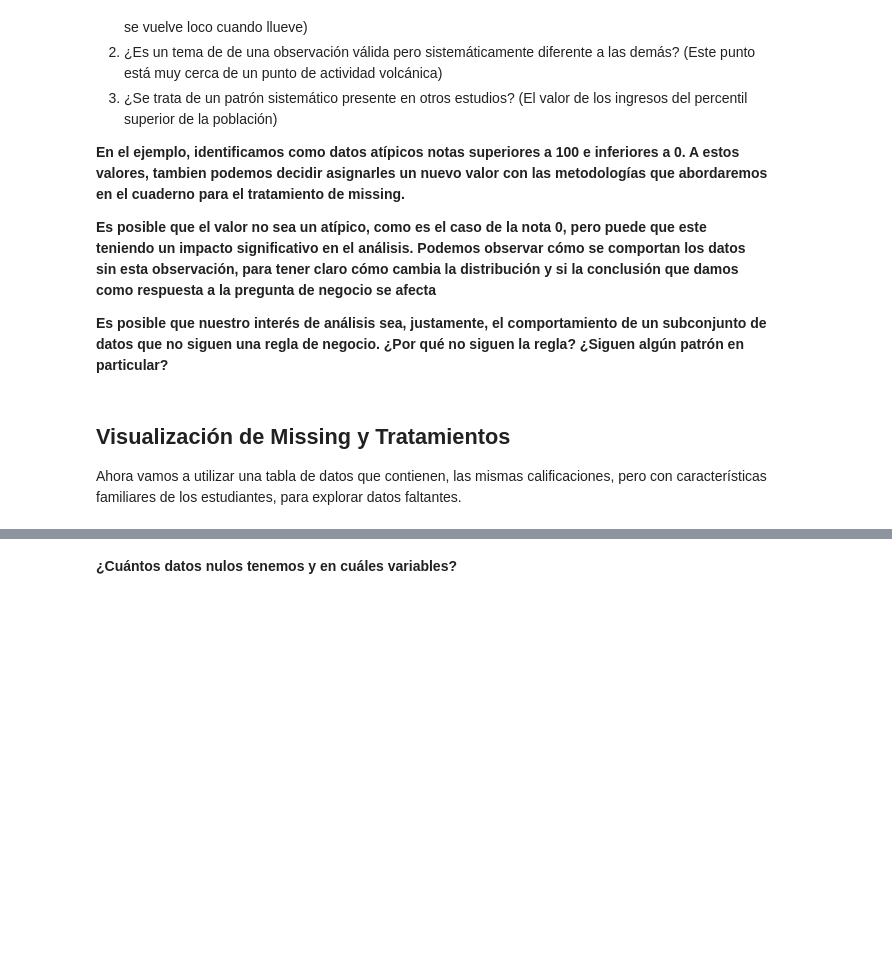
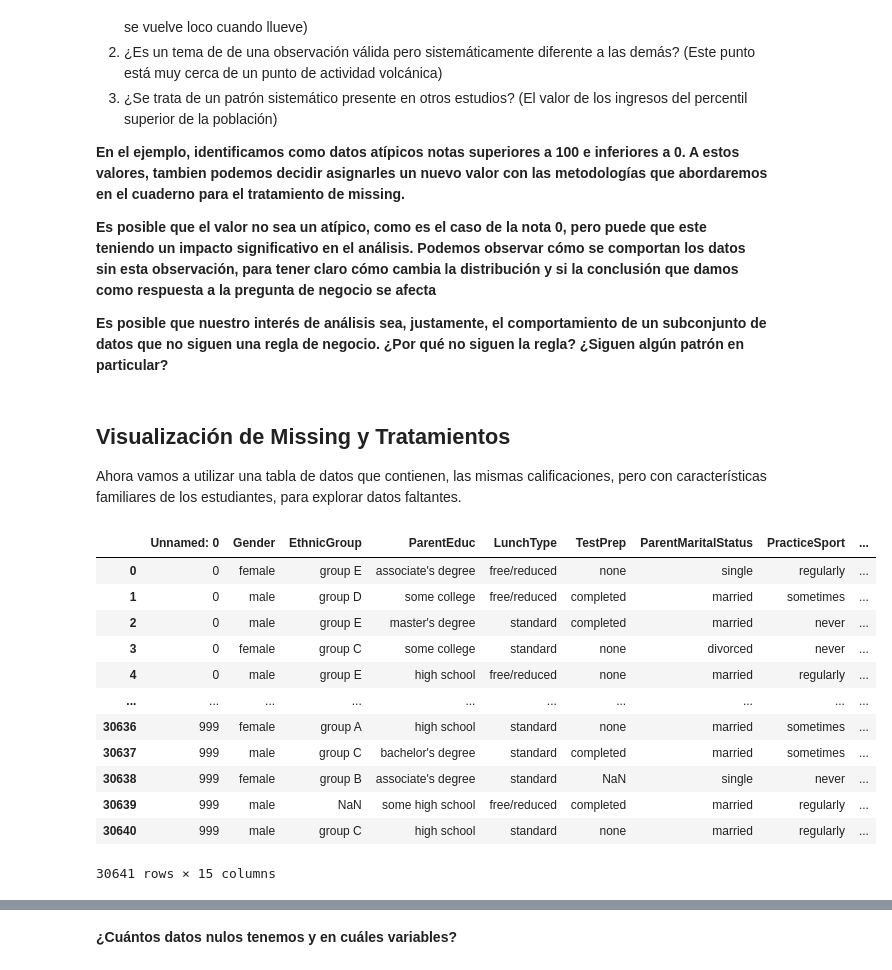
Before and after one commit to jazaineam1/Andes_ADDBD, a Jupyter notebook: Sesion7/M3 Clase 4 - Missing Outliers.ipynb, the cells around one changed output, grey strips where cells are left out. Cells and saved outputs as stored; diff of their text form; code cells hidden in the pictures; blank space fills up the shorter version.

```diff
--- a/Sesion7/M3 Clase 4 - Missing Outliers.ipynb
+++ b/Sesion7/M3 Clase 4 - Missing Outliers.ipynb
@@ -215,5 +215,21 @@ Ahora vamos a utilizar una tabla de datos que contienen, las mismas calificacion
 # Cargue de la base de datos
 # Al cargar la base de datos, tenga en cuenta el separador. En este caso es ; y si lo hacemos por default no funciona.
 df_missing = pd.read_csv(r'https://raw.githubusercontent.com/jazaineam1/Andes_ADDBD/main/Sesion7/Expanded_data_with_more_features.csv', sep = ';')
+# %%
+df_missing
+# %% [output]
+|  | Unnamed: 0 | Gender | EthnicGroup | ParentEduc | LunchType | TestPrep | ParentMaritalStatus | PracticeSport | ... |
+| 0 | 0 | female | group E | associate's degree | free/reduced | none | single | regularly | ... |
+| 1 | 0 | male | group D | some college | free/reduced | completed | married | sometimes | ... |
+| 2 | 0 | male | group E | master's degree | standard | completed | married | never | ... |
+| 3 | 0 | female | group C | some college | standard | none | divorced | never | ... |
+| 4 | 0 | male | group E | high school | free/reduced | none | married | regularly | ... |
+| ... | ... | ... | ... | ... | ... | ... | ... | ... | ... |
+| 30636 | 999 | female | group A | high school | standard | none | married | sometimes | ... |
+| 30637 | 999 | male | group C | bachelor's degree | standard | completed | married | sometimes | ... |
+| 30638 | 999 | female | group B | associate's degree | standard | NaN | single | never | ... |
+| 30639 | 999 | male | NaN | some high school | free/reduced | completed | married | regularly | ... |
+| 30640 | 999 | male | group C | high school | standard | none | married | regularly | ... |
+30641 rows × 15 columns
 # %%
 # Visualización de los últimos 5 registros
```
Also changed, not shown: parts of 2 cells of this notebook.
